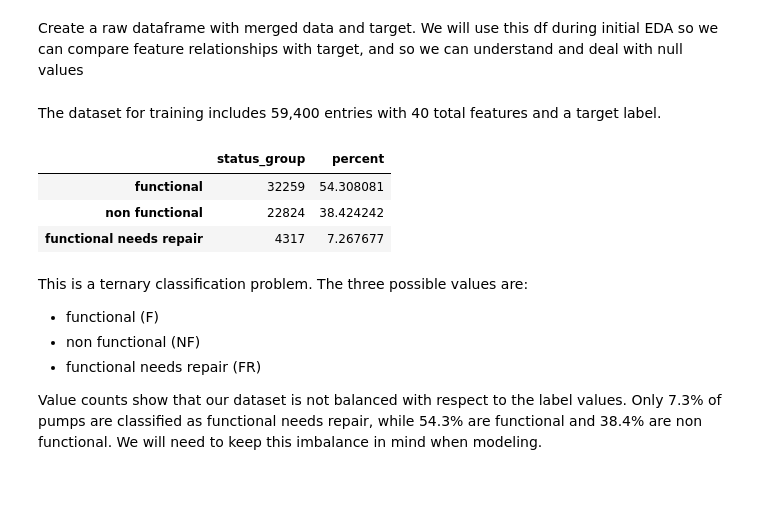
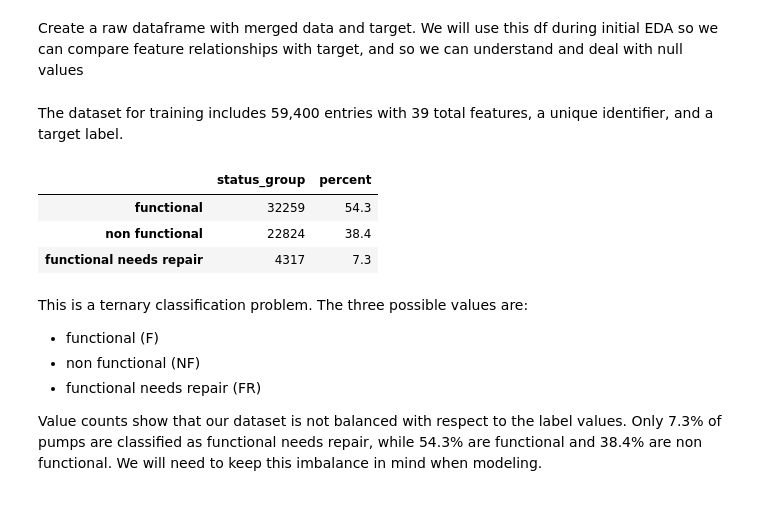
Before and after one commit to brtracy/phase_3_project, a Jupyter notebook: EDA.ipynb, the cells around one changed output. Cells and saved outputs as stored; diff of their text form; code cells hidden in the pictures.

```diff
--- a/EDA.ipynb
+++ b/EDA.ipynb
@@ -56,16 +56,16 @@ Create a raw dataframe with merged data and target. We will use this df during i
 # %%
 raw_df = pd.merge(raw_data, raw_target, on='id')
 # %% [markdown]
-The dataset for training includes 59,400 entries with 40 total features and a target label.
+The dataset for training includes 59,400 entries with 39 total features, a unique identifier, and a target label.
 # %%
 status_values = pd.DataFrame(raw_df.status_group.value_counts())
-status_values['percent'] = raw_df.status_group.value_counts(normalize=True) * 100
+status_values['percent'] = round(raw_df.status_group.value_counts(normalize=True) * 100, 1)
 status_values
 # %% [output]
 |  | status_group | percent |
-| functional | 32259 | 54.308081 |
-| non functional | 22824 | 38.424242 |
-| functional needs repair | 4317 | 7.267677 |
+| functional | 32259 | 54.3 |
+| non functional | 22824 | 38.4 |
+| functional needs repair | 4317 | 7.3 |
 # %% [markdown]
 This is a ternary classification problem. The three possible values are:
 - functional (F)
```
Also changed, not shown: parts of 44 cells of this notebook.
